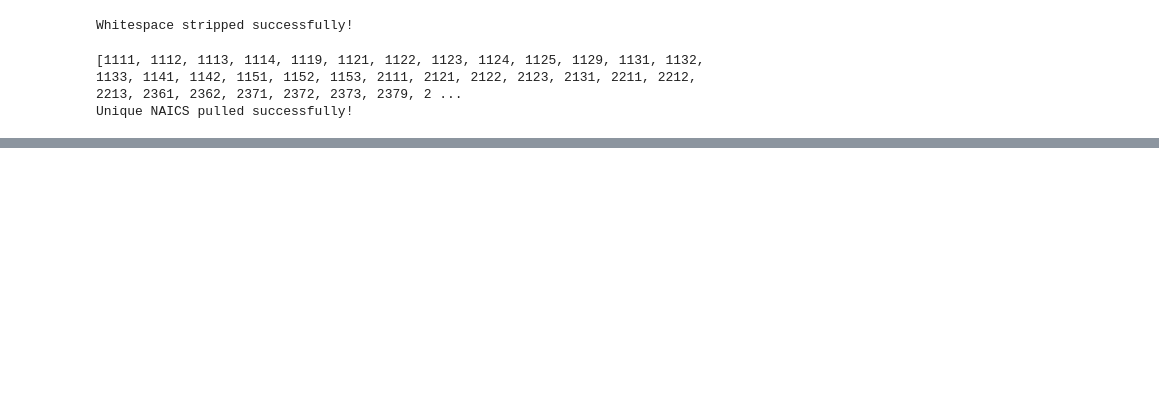
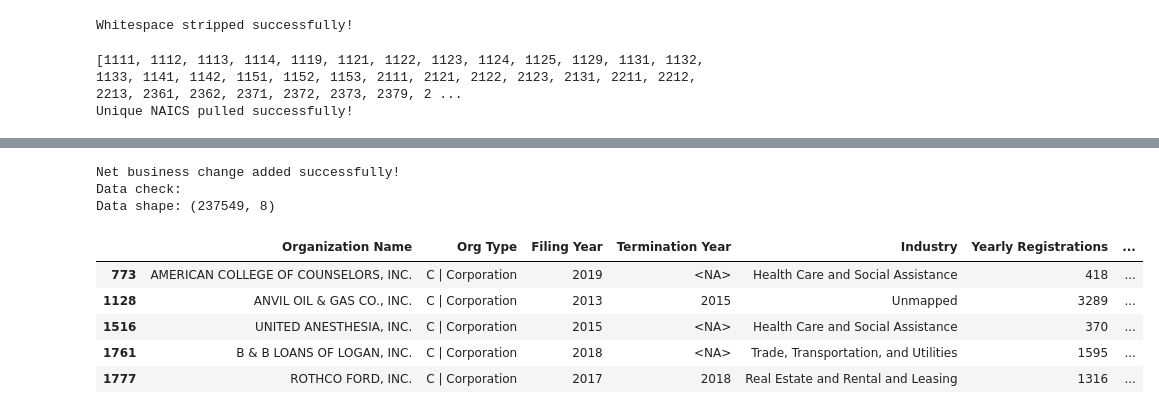
Before and after one commit to bgizzle78/nf-insights-project, a Jupyter notebook: notebooks/wvsos_business_registrations_cleaning.ipynb, the cells around one changed output, grey strips where cells are left out. Cells and saved outputs as stored; diff of their text form; code cells hidden in the pictures; blank space fills up the shorter version.

```diff
--- a/notebooks/wvsos_business_registrations_cleaning.ipynb
+++ b/notebooks/wvsos_business_registrations_cleaning.ipynb
@@ -549,0 +492,20 @@ None
+# %%
+# Calculate net business changes by year
+wvsos_df['Net Business Change'] = wvsos_df['Yearly Registrations'] - wvsos_df['Yearly Closures']
+
+print('Net business change added successfully!')
+
+# Data check
+print('Data check:')
+print('Data shape:', wvsos_df.shape)
+wvsos_df.head()
+# %% [output]
+Net business change added successfully!
+Data check:
+Data shape: (237549, 8)
+|  | Organization Name | Org Type | Filing Year | Termination Year | Industry | Yearly Registrations | ... |
+| 773 | AMERICAN COLLEGE OF COUNSELORS, INC. | C | Corporation | 2019 | <NA> | Health Care and Social Assistance | 418 | ... |
+| 1128 | ANVIL OIL & GAS CO., INC. | C | Corporation | 2013 | 2015 | Unmapped | 3289 | ... |
+| 1516 | UNITED ANESTHESIA, INC. | C | Corporation | 2015 | <NA> | Health Care and Social Assistance | 370 | ... |
+| 1761 | B & B LOANS OF LOGAN, INC. | C | Corporation | 2018 | <NA> | Trade, Transportation, and Utilities | 1595 | ... |
+| 1777 | ROTHCO FORD, INC. | C | Corporation | 2017 | 2018 | Real Estate and Rental and Leasing | 1316 | ... |
```
Also changed, not shown: parts of 16 cells of this notebook.
